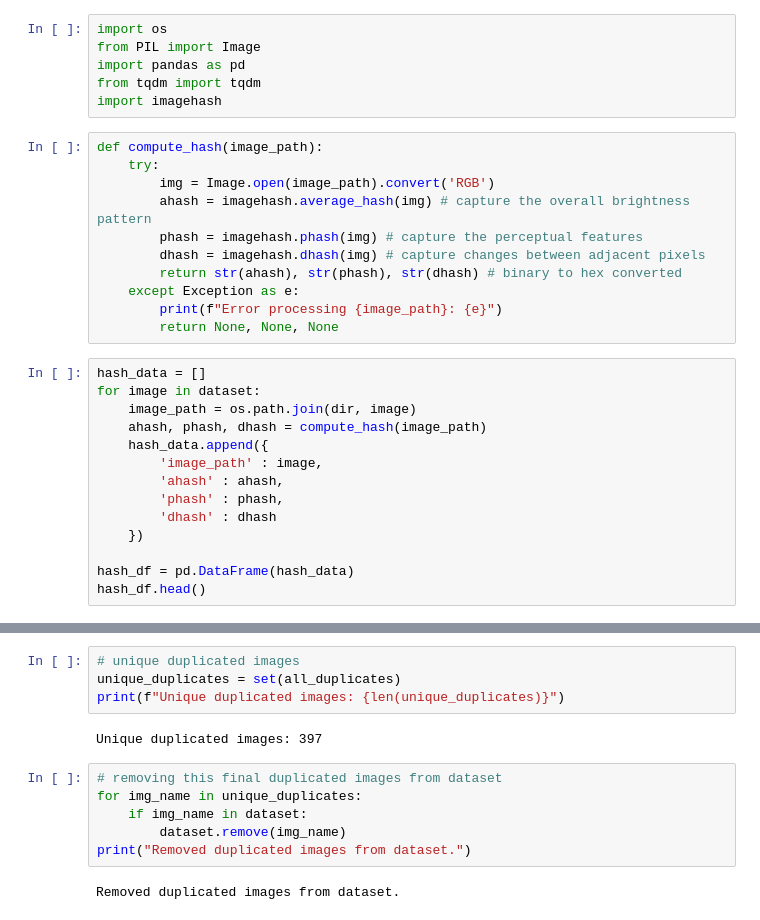
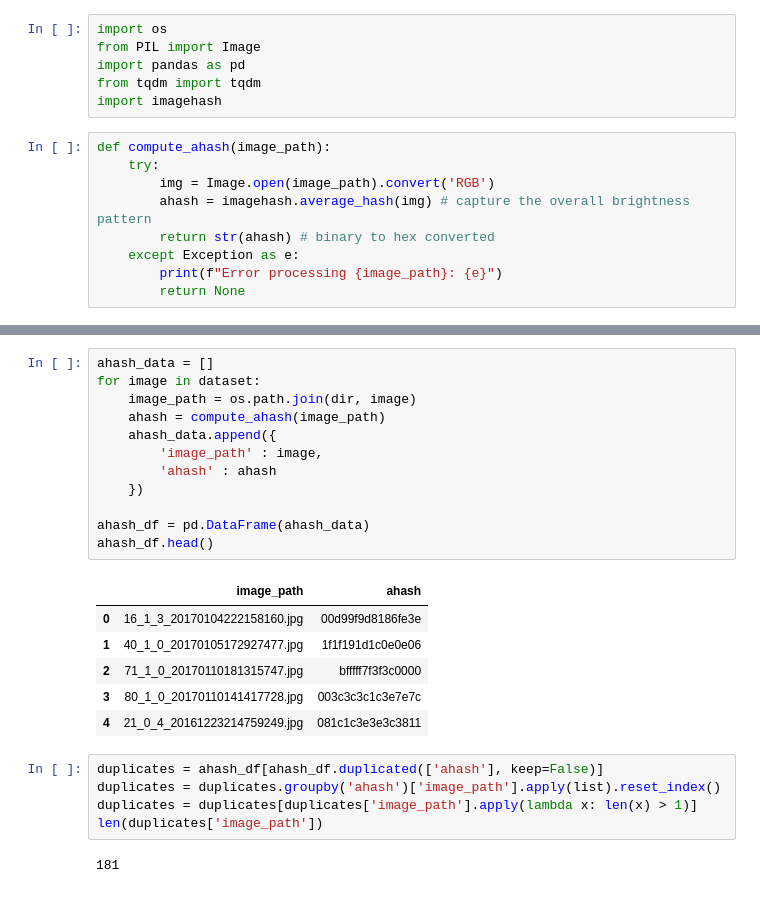
Before and after one commit to shindevaish/age_gender_classifier_cnn, a Jupyter notebook: data_cleaning.ipynb, the cells around one changed output, grey strips where cells are left out. Drawn from its saved outputs; the diff is of its cells as text.

```diff
--- a/data_cleaning.ipynb
+++ b/data_cleaning.ipynb
@@ -67,27 +67,11 @@ import pandas as pd
 from tqdm import tqdm
 import imagehash
 # %%
-def compute_hash(image_path):
+def compute_ahash(image_path):
     try:
         img = Image.open(image_path).convert('RGB')
         ahash = imagehash.average_hash(img) # capture the overall brightness pattern
-        phash = imagehash.phash(img) # capture the perceptual features
-        dhash = imagehash.dhash(img) # capture changes between adjacent pixels
-        return str(ahash), str(phash), str(dhash) # binary to hex converted
+        return str(ahash) # binary to hex converted
     except Exception as e:
         print(f"Error processing {image_path}: {e}")
-        return None, None, None
+        return None
-# %%
-hash_data = []
-for image in dataset:
-    image_path = os.path.join(dir, image)
-    ahash, phash, dhash = compute_hash(image_path)
-    hash_data.append({
-        'image_path' : image,
-        'ahash' : ahash,
-        'phash' : phash,
-        'dhash' : dhash
-    })
-
-hash_df = pd.DataFrame(hash_data)
-hash_df.head()
@@ -138,14 +78,26 @@ Total duplicated images: 1046
-# %%
-# unique duplicated images
-unique_duplicates = set(all_duplicates)
-print(f"Unique duplicated images: {len(unique_duplicates)}")
-# %% [output]
-Unique duplicated images: 397
-# %%
-# removing this final duplicated images from dataset
-for img_name in unique_duplicates:
-    if img_name in dataset:
-        dataset.remove(img_name)
-print("Removed duplicated images from dataset.")
-# %% [output]
-Removed duplicated images from dataset.
+# %%
+ahash_data = []
+for image in dataset:
+    image_path = os.path.join(dir, image)
+    ahash = compute_ahash(image_path)
+    ahash_data.append({
+        'image_path' : image,
+        'ahash' : ahash
+    })
+
+ahash_df = pd.DataFrame(ahash_data)
+ahash_df.head()
+# %% [output]
+|  | image_path | ahash |
+| 0 | 16_1_3_20170104222158160.jpg | 00d99f9d8186fe3e |
+| 1 | 40_1_0_20170105172927477.jpg | 1f1f191d1c0e0e06 |
+| 2 | 71_1_0_20170110181315747.jpg | bfffff7f3f3c0000 |
+| 3 | 80_1_0_20170110141417728.jpg | 003c3c3c1c3e7e7c |
+| 4 | 21_0_4_20161223214759249.jpg | 081c1c3e3e3c3811 |
+# %%
+duplicates = ahash_df[ahash_df.duplicated(['ahash'], keep=False)]
+duplicates = duplicates.groupby('ahash')['image_path'].apply(list).reset_index()
+duplicates = duplicates[duplicates['image_path'].apply(lambda x: len(x) > 1)]
+len(duplicates['image_path'])
+# %% [output]
+181
```
Also changed, not shown: parts of 18 cells of this notebook.
